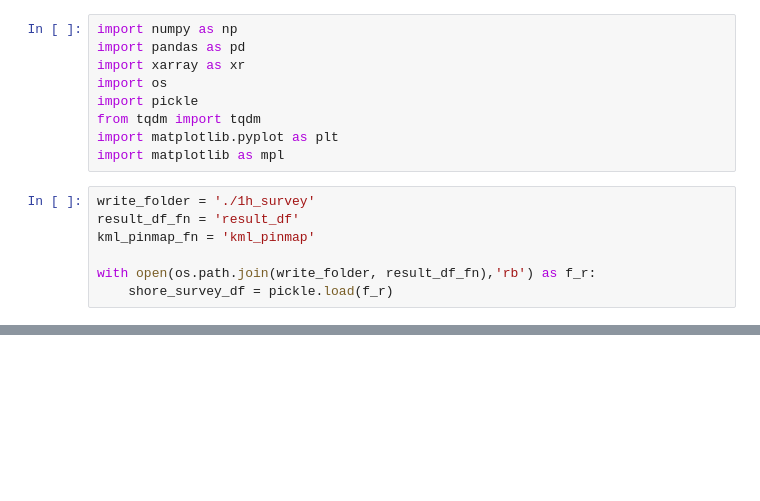
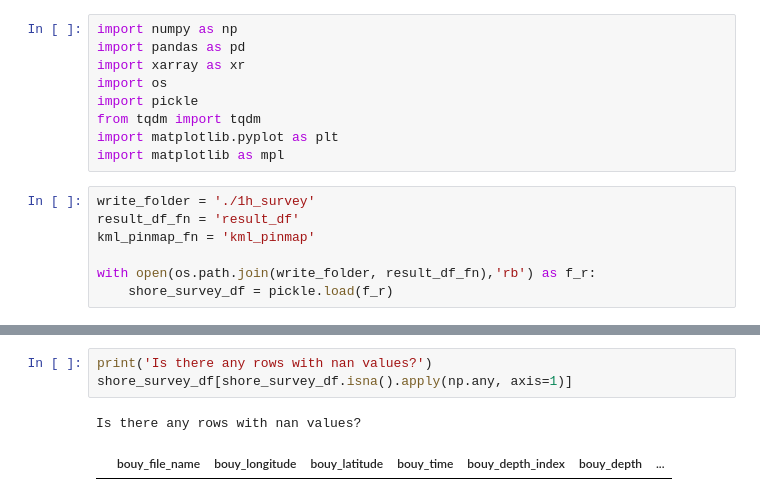
Before and after one commit to SEE-GEO/sarssw, a Jupyter notebook: bouy_survey/survey_result_analysis.ipynb, the cells around one changed output, grey strips where cells are left out. Cells and saved outputs as stored; diff of their text form; blank space fills up the shorter version.

```diff
--- a/bouy_survey/survey_result_analysis.ipynb
+++ b/bouy_survey/survey_result_analysis.ipynb
@@ -35,3 +35,9 @@ shore_survey_df
+# %%
+print('Is there any rows with nan values?')
+shore_survey_df[shore_survey_df.isna().apply(np.any, axis=1)]
+# %% [output]
+Is there any rows with nan values?
+|  | bouy_file_name | bouy_longitude | bouy_latitude | bouy_time | bouy_depth_index | bouy_depth | ... |
 # %%
 print(shore_survey_df['bouy_variable_name'].value_counts())
 print('\n', shore_survey_df['sar_mode'].value_counts())
```
Also changed, not shown: parts of 3 cells of this notebook.
